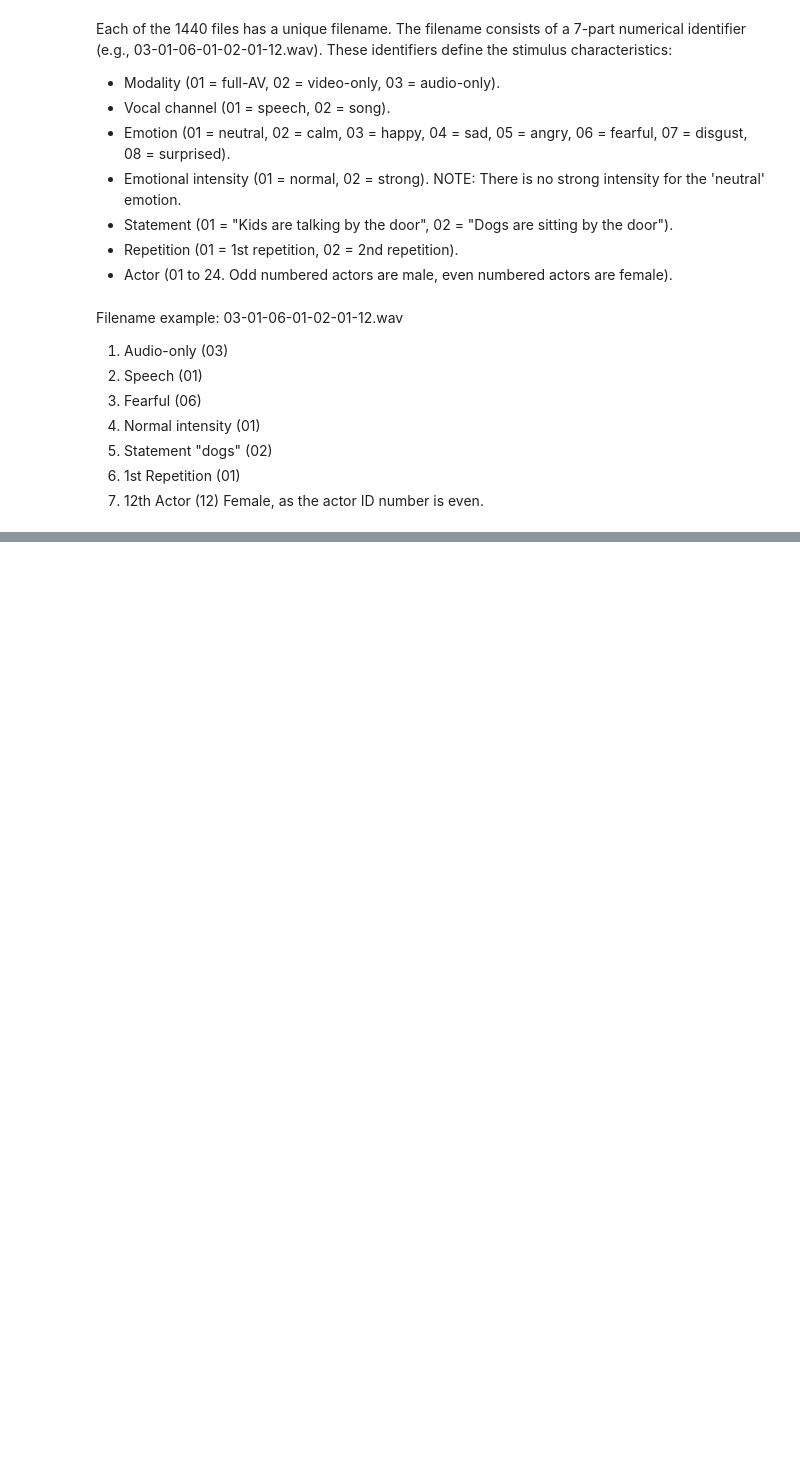
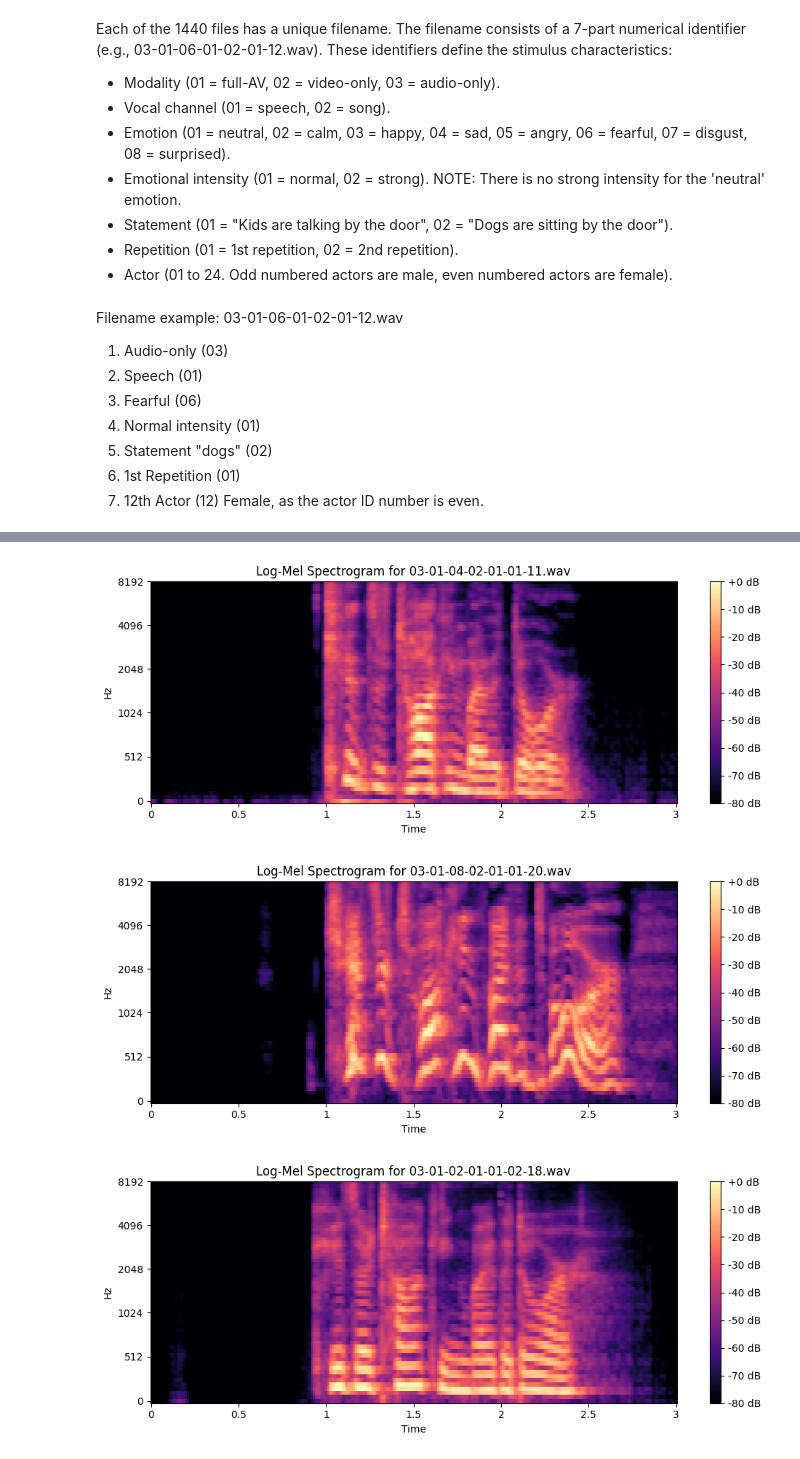
Before and after one commit to Nobodybob1/Emotional-Speech-Recognition, a Jupyter notebook: main.ipynb, the cells around one changed output, grey strips where cells are left out. Saved outputs shown, nothing was run; the diff lists cells and outputs as text; code cells hidden in the pictures; blank space fills up the shorter version.

Commit message:
Showed three random spectrograms

```diff
--- a/main.ipynb
+++ b/main.ipynb
@@ -59,0 +73,38 @@ print(df.head())
+# %%
+import numpy as np
+import librosa
+
+SR = 16000  # Sample rate
+DURATION = 3.0  # Duration in seconds
+SAMPLES = int(SR * DURATION)  # Total samples per audio file
+# %%
+def load_audio(path, sr=SR, samples=SAMPLES):
+    y, _ = librosa.load(path, sr=sr, mono=True)
+    if len(y) > samples:
+        y = y[:samples]
+    else:
+        y = np.pad(y, (0, max(0, samples - len(y))), "constant")
+    return y
+# %%
+def wav_to_logmel(path, sr=SR):
+    y = load_audio(path, sr=sr)
+    mel = librosa.feature.melspectrogram(y=y, sr=sr, n_mels=64, n_fft=1024, hop_length=160)
+    logmel = librosa.power_to_db(mel, ref=np.max)
+    return logmel
+# %%
+# Show three random log-mel spectrograms
+import random
+sample_files = random.sample(list(df['file_path']), 3)
+for file in sample_files:
+    logmel = wav_to_logmel(file)
+    label = df[df['file_path'] == file]['emotion'].values[0]
+    plt.figure(figsize=(10, 4))
+    librosa.display.specshow(logmel, sr=SR, hop_length=160, x_axis='time', y_axis='mel')
+    plt.colorbar(format='%+2.0f dB')
+    plt.title(f'Log-Mel Spectrogram for {os.path.basename(file)} - Emotion: {label}')
+    plt.tight_layout()
+    plt.show()
+# %% [output]
+[figure, added]
+[figure, added]
+[figure, added]
```
Also changed, not shown: parts of 2 cells of this notebook.
